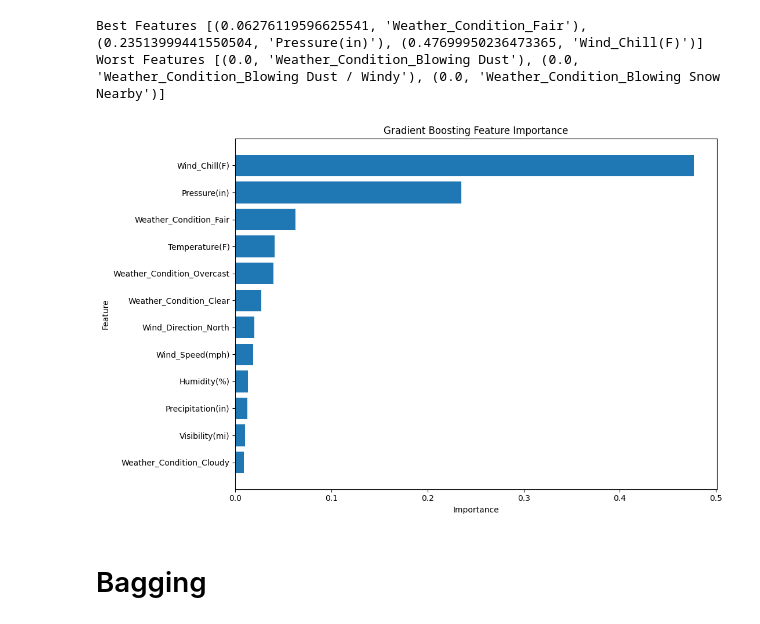
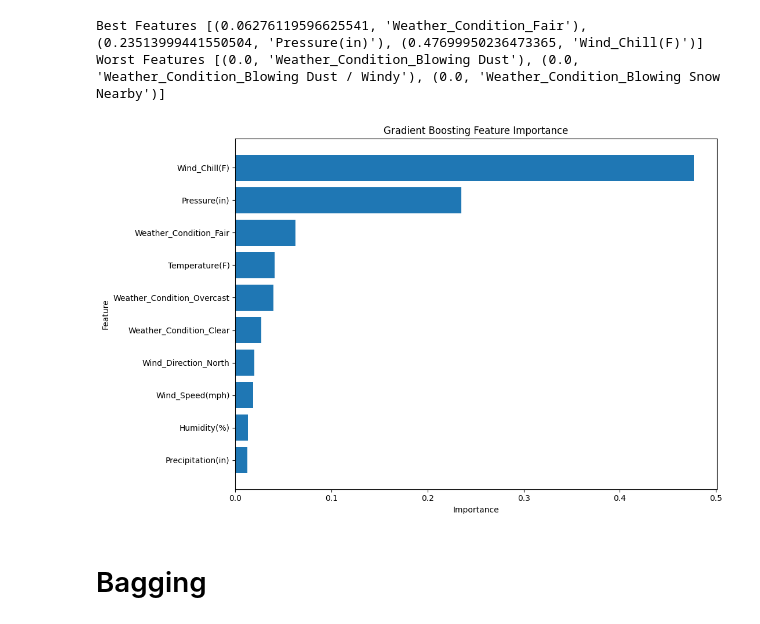
Before and after one commit to fletchmur/car-accidents, a Jupyter notebook: weather_stuff.ipynb, the cells around one changed output. Cells and saved outputs as stored; diff of their text form; code cells hidden in the pictures.

```diff
--- a/weather_stuff.ipynb
+++ b/weather_stuff.ipynb
@@ -151,19 +151,19 @@ Best Features [(0.06276119596625541, 'Weather_Condition_Fair'), (0.2351399944155
 Worst Features [(0.0, 'Weather_Condition_Blowing Dust'), (0.0, 'Weather_Condition_Blowing Dust / Windy'), (0.0, 'Weather_Condition_Blowing Snow Nearby')]
 # %%
 importances = gb.feature_importances_
-k = len(importances) // 12
+k = len(importances) // 15
 indices = np.argsort(importances)[-k:]
 
 plt.figure(figsize=(11, 7))
 plt.barh(range(len(indices)), importances[indices])
 plt.yticks(range(len(indices)), feature_names[indices])
 plt.title('Gradient Boosting Feature Importance')
 plt.xlabel('Importance')
 plt.ylabel('Feature')
 plt.tight_layout()
 plt.savefig("figures/boosting_feature_importance")
 # %% [output]
-[figure, old version]
+[figure, new version]
 # %% [markdown]
 # Bagging
 # %%
```
Also changed, not shown: parts of 1 cell of this notebook, 3 other files.
